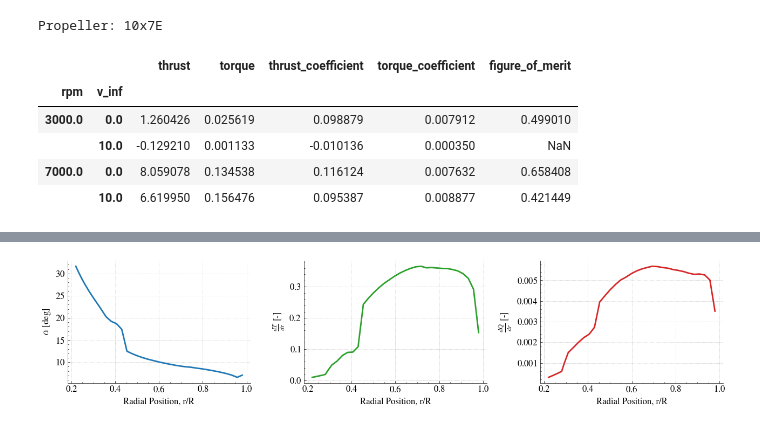
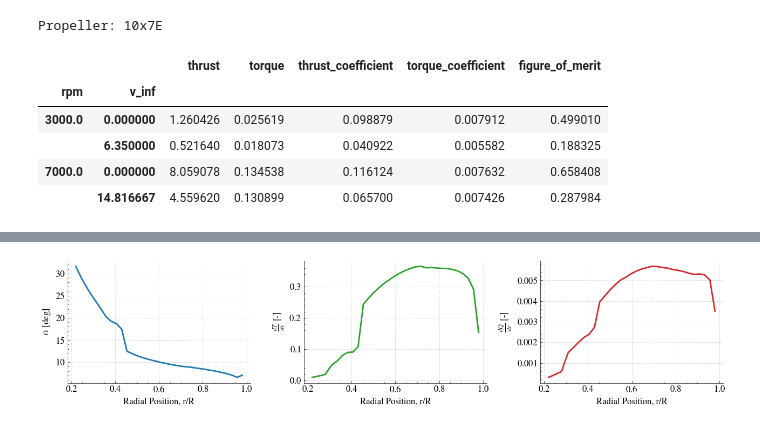
Before and after one commit to Frxljord/FastBEMT, a Jupyter notebook: Examples/BEMT.ipynb, the cells around one changed output, grey strips where cells are left out. Cells and saved outputs as stored; diff of their text form; code cells hidden in the pictures.

```diff
--- a/Examples/BEMT.ipynb
+++ b/Examples/BEMT.ipynb
@@ -13,38 +13,38 @@ environment = Environment(
     rho=1.225,
     mu=1.81e-5,
     p_ref=2e-5,
 )
 simulation = Simulation(
     revolutions=1,
     timesteps_per_revolution=100,
     device='cpu',
 )
 
 propeller = Propeller(
     geometry=blade_dict,
     environment=environment,
     simulation=simulation,
     use_cuda_timing=False,
 )
 
 bemt = BEMT(
     propeller=propeller,
     environment=environment,
     rpm=[3000, 7000],
-    v_inf=[0.0, 10.0],
+    J=[0.0, 0.5],
 )
 performance = bemt.performance
 
 print(f'Propeller: {prop_name}')
 performance
 # %% [output]
 Propeller: 10x7E
 |  |  | thrust | torque | thrust_coefficient | torque_coefficient | figure_of_merit |
 | rpm | v_inf |  |  |  |  |  |
-| 3000.0 | 0.0 | 1.260426 | 0.025619 | 0.098879 | 0.007912 | 0.499010 |
-|  | 10.0 | -0.129210 | 0.001133 | -0.010136 | 0.000350 | NaN |
-| 7000.0 | 0.0 | 8.059078 | 0.134538 | 0.116124 | 0.007632 | 0.658408 |
-|  | 10.0 | 6.619950 | 0.156476 | 0.095387 | 0.008877 | 0.421449 |
+| 3000.0 | 0.000000 | 1.260426 | 0.025619 | 0.098879 | 0.007912 | 0.499010 |
+|  | 6.350000 | 0.521640 | 0.018073 | 0.040922 | 0.005582 | 0.188325 |
+| 7000.0 | 0.000000 | 8.059078 | 0.134538 | 0.116124 | 0.007632 | 0.658408 |
+|  | 14.816667 | 4.559620 | 0.130899 | 0.065700 | 0.007426 | 0.287984 |
 # %%
 sol = bemt.solution_for(rpm=7000, v_inf=0.0)
 sol.head()
```
Also changed, not shown: 8 other files.
